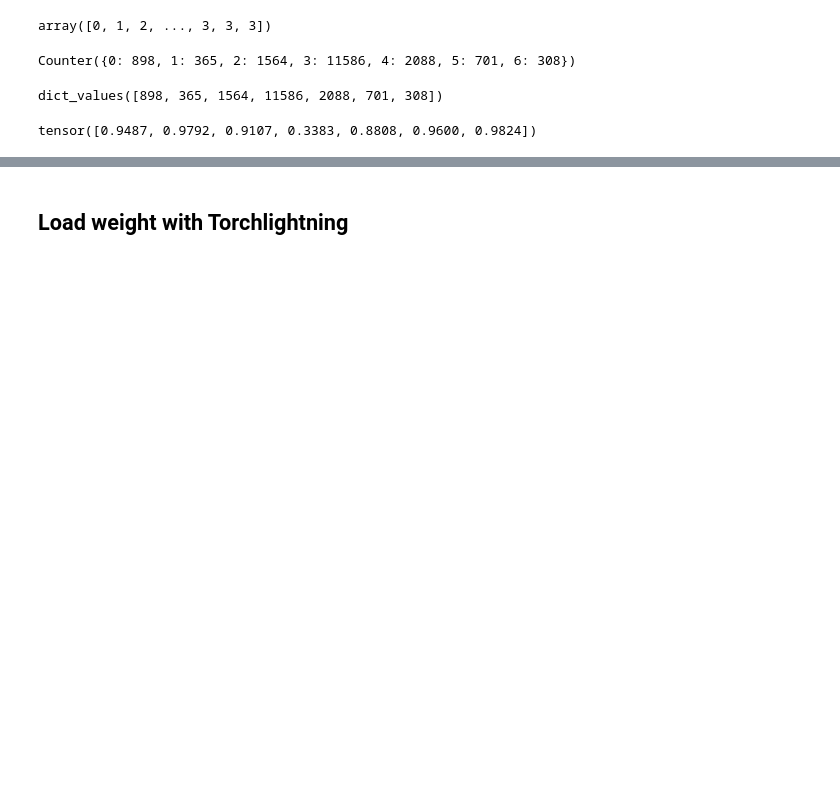
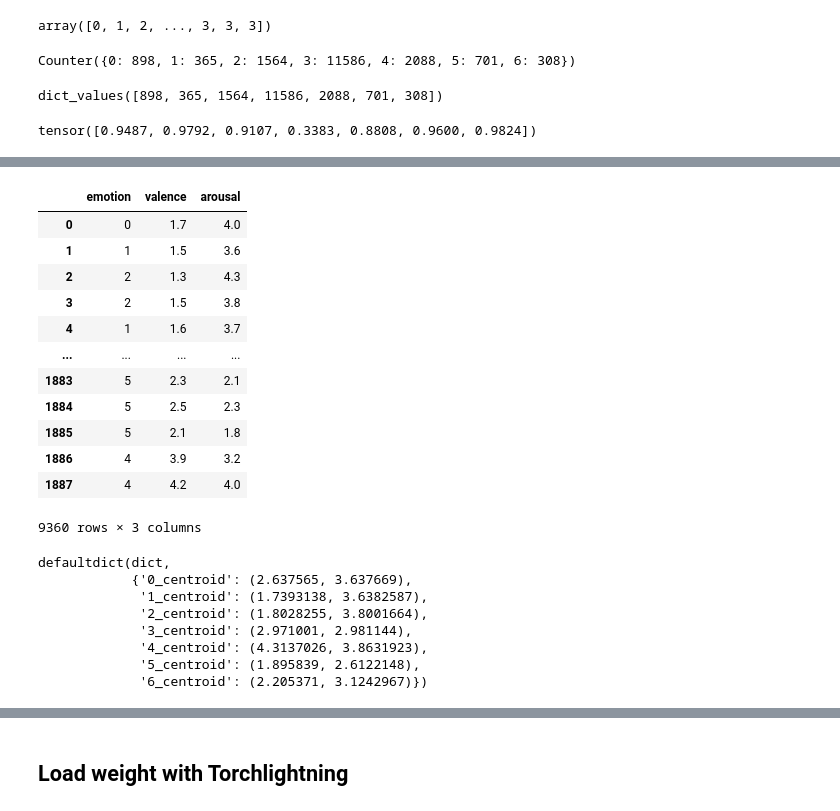
Before and after one commit to 1pha/MulitmodalERC-TensorMixerNetwork, a Jupyter notebook: modeling.ipynb, the cells around one changed output, grey strips where cells are left out. Saved outputs shown, nothing was run; the diff lists cells and outputs as text; code cells hidden in the pictures; blank space fills up the shorter version.

```diff
--- a/modeling.ipynb
+++ b/modeling.ipynb
@@ -162,0 +286,62 @@ tensor([0.9487, 0.9792, 0.9107, 0.3383, 0.8808, 0.9600, 0.9824])
+# %%
+# get centroid
+import logging
+import hydra
+import pandas as pd
+
+
+import torch.nn as  nn
+
+from torch.utils.data import DataLoader
+from datasets import load_from_disk
+
+import erc
+
+train_dataset = load_from_disk("/home/hoesungryu/etri-erc/kemdy19_train4")
+valid_dataset = load_from_disk("/home/hoesungryu/etri-erc/kemdy19_valid4")
+
+
+def dataset2df(dataset, columns = ['emotion','valence','arousal']):
+    df = pd.DataFrame()
+    for column in columns:
+        df[column] = dataset[column]
+    return df
+
+train_df = dataset2df(train_dataset)
+valid_df = dataset2df(valid_dataset)
+
+total_df = pd.concat([train_df,valid_df], axis=0)
+display(total_df)
+# Get Centroid ...
+from collections import defaultdict
+
+emotion_va_dict = defaultdict(dict)
+
+for emotion_idx in range(0,7):
+    valence = total_df[total_df['emotion']==emotion_idx]['valence'].mean()
+    arousal = total_df[total_df['emotion']==emotion_idx]['arousal'].mean()
+    # print()
+    emotion_va_dict[f'{emotion_idx}_centroid'] = (valence, arousal)
+emotion_va_dict
+# %% [output]
+|  | emotion | valence | arousal |
+| 0 | 0 | 1.7 | 4.0 |
+| 1 | 1 | 1.5 | 3.6 |
+| 2 | 2 | 1.3 | 4.3 |
+| 3 | 2 | 1.5 | 3.8 |
+| 4 | 1 | 1.6 | 3.7 |
+| ... | ... | ... | ... |
+| 1883 | 5 | 2.3 | 2.1 |
+| 1884 | 5 | 2.5 | 2.3 |
+| 1885 | 5 | 2.1 | 1.8 |
+| 1886 | 4 | 3.9 | 3.2 |
+| 1887 | 4 | 4.2 | 4.0 |
+9360 rows × 3 columns
+defaultdict(dict,
+            {'0_centroid': (2.637565, 3.637669),
+             '1_centroid': (1.7393138, 3.6382587),
+             '2_centroid': (1.8028255, 3.8001664),
+             '3_centroid': (2.971001, 2.981144),
+             '4_centroid': (4.3137026, 3.8631923),
+             '5_centroid': (1.895839, 2.6122148),
+             '6_centroid': (2.205371, 3.1242967)})
```
Also changed, not shown: parts of 60 cells of this notebook, 8 other files.
